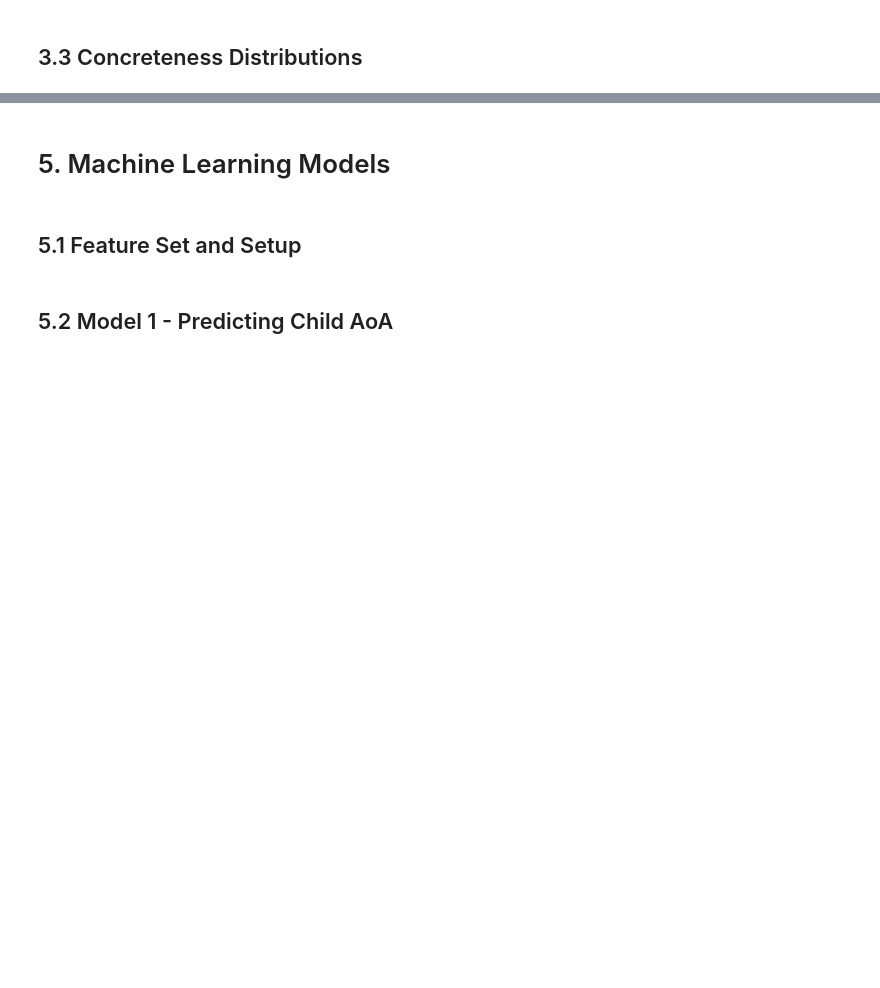
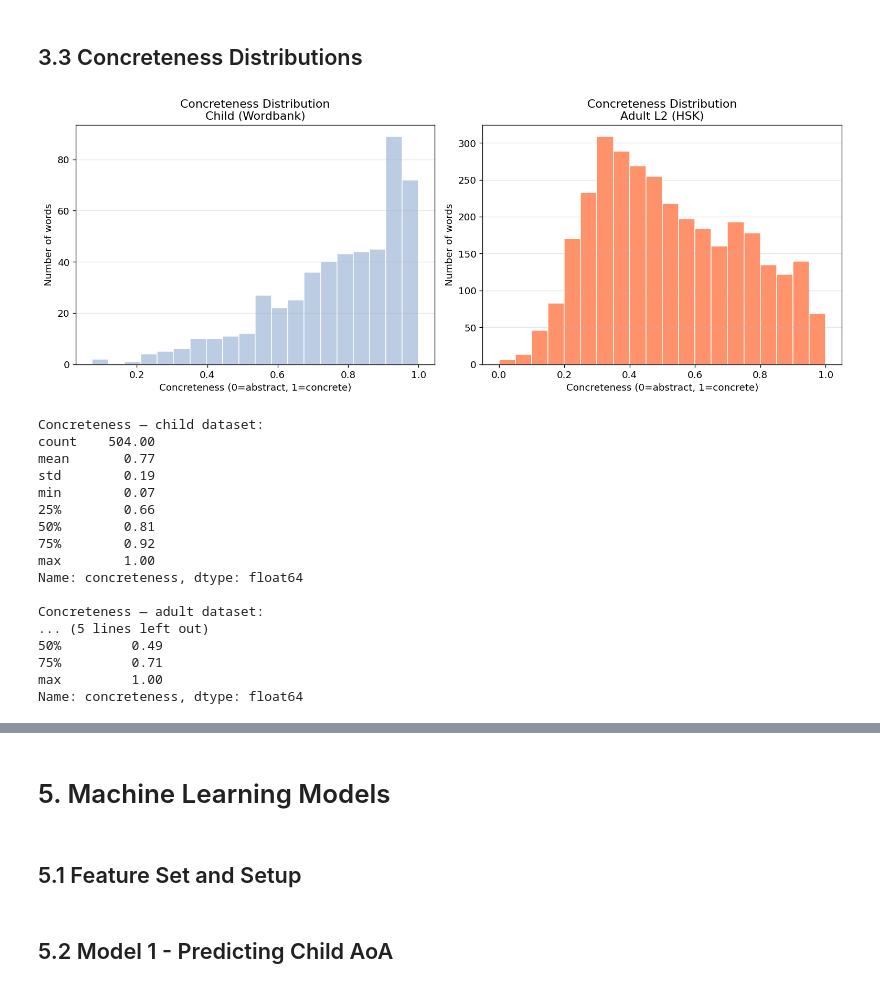
Before and after one commit to Slavena1/Softuni-Machine-Learning-Final-Project, a Jupyter notebook: SlavenaMachineLearningProject.ipynb, the cells around one changed output, grey strips where cells are left out. Drawn from its saved outputs; the diff is of its cells as text; code cells hidden in the pictures; blank space fills up the shorter version.

```diff
--- a/SlavenaMachineLearningProject.ipynb
+++ b/SlavenaMachineLearningProject.ipynb
@@ -545,2 +669,42 @@ The size difference between the two final datasets - 504 child words versus 3269
 # %% [markdown]
 ## 3.3 Concreteness Distributions
+# %%
+fig, axes = plt.subplots(1, 2, figsize=(13, 5))
+
+for ax, df, label, color in [
+    (axes[0], df_child_analysis, 'Child (Wordbank)', 'lightsteelblue'),
+    (axes[1], df_adult_analysis, 'Adult L2 (HSK)',   'coral')
+]:
+    ax.hist(df['concreteness'], bins=20,
+            color=color, edgecolor='white', alpha=0.85)
+    ax.set_xlabel('Concreteness (0=abstract, 1=concrete)')
+    ax.set_ylabel('Number of words')
+    ax.set_title(f'Concreteness Distribution\n{label}')
+    ax.grid(axis='y', alpha=0.3)
+
+plt.tight_layout()
+plt.show()
+
+print("Concreteness — child dataset:")
+print(df_child_analysis['concreteness'].describe().round(2))
+print("\nConcreteness — adult dataset:")
+print(df_adult_analysis['concreteness'].describe().round(2))
+# %% [output]
+[figure, added]
+Concreteness — child dataset:
+count    504.00
+mean       0.77
+std        0.19
+min        0.07
+25%        0.66
+50%        0.81
+75%        0.92
+max        1.00
+Name: concreteness, dtype: float64
+
+Concreteness — adult dataset:
+... (5 lines left out)
+50%         0.49
+75%         0.71
+max         1.00
+Name: concreteness, dtype: float64
```
Also changed, not shown: parts of 14 cells of this notebook.
